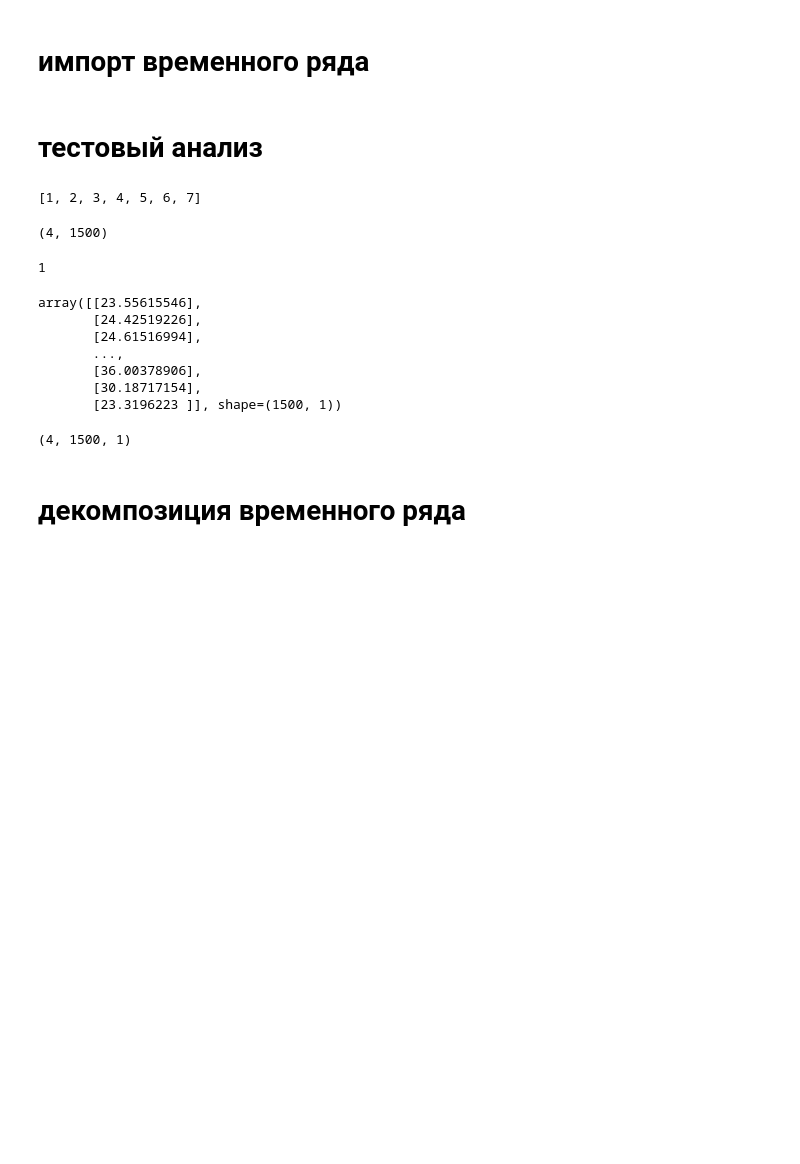
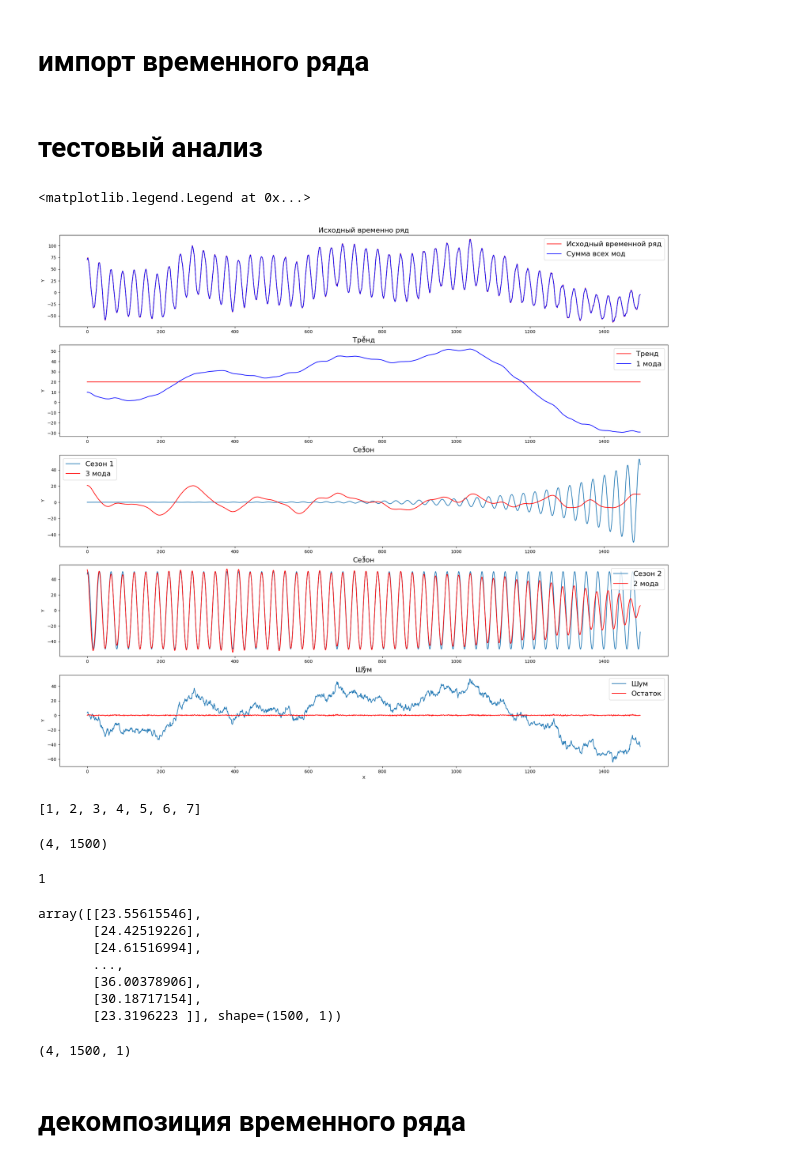
Before and after one commit to libre-cuenta/TS-Generator, a Jupyter notebook: про периодики с непостоянными амплитудами/VMD-analyse.ipynb, the cells around one changed output. Drawn from its saved outputs; the diff is of its cells as text; code cells hidden in the pictures; blank space fills up the shorter version.

```diff
--- a/про периодики с непостоянными амплитудами/VMD-analyse.ipynb
+++ b/про периодики с непостоянными амплитудами/VMD-analyse.ipynb
@@ -94,6 +95,81 @@ for case_i in cases:
     TS.append(df.values)
 # %% [markdown]
 # тестовый анализ
+# %%
+alpha = 1000
+DC = False
+init = 1
+
+K = 10
+tau = 0
+tol = 1e-6
+# %%
+u, _, _ = VMD(TS[1], alpha=alpha, tau=tau, K=K, DC=DC, init=init, tol=tol)
+# %%
+fig, axs = plt.subplots(figsize=(25,22), nrows=5)
+
+sum_imfs = 0
+for i in range(K):
+    sum_imfs += u[i]
+axs[0].plot(index, TS[1], color="#ff0000")
+axs[0].plot(index, sum_imfs, color="#0000ff")
+axs[0].set_title('Исходный временно ряд', fontsize=16)
+axs[0].set(xlabel = 'X', ylabel='Y')
+axs[0].legend(['Исходный временной ряд', 'Сумма всех мод'], prop=FontProperties(size=16))
+
+t = pd.read_csv(f"{path1}Components{path2}t7.csv", decimal=',')
+trend = pd.DataFrame(t, dtype=float)
+Component_of_TS = trend['Value']
+sum_imfs = 0
+for i in range(1):
+    sum_imfs += u[i]
+axs[1].plot(index, Component_of_TS, color="#ff0000")
+axs[1].plot(index, sum_imfs, color="#0000ff")
+axs[1].set_title('Тренд', fontsize=16)
+axs[1].set(xlabel = 'X', ylabel='Y')
+axs[1].legend(['Тренд', '1 мода'], prop=FontProperties(size=16))
+
+
+sum_imfs = 0
+for i in range(2, 3):
+    sum_imfs += u[i]
+s = pd.read_csv(f"{path1}Components{path2}s7.csv", decimal=',')
+season = pd.DataFrame(s, dtype=float)
+Component_of_TS = season['Value']
+axs[2].plot(index, Component_of_TS)
+axs[2].plot(index, sum_imfs, color="#ff0000")
+axs[2].set_title('Сезон', fontsize=16)
+axs[2].set(xlabel = 'X', ylabel='Y')
+axs[2].legend(['Сезон 1', '3 мода'], prop=FontProperties(size=16))
+
+sum_imfs = 0
+for i in range(1, 2):
+    sum_imfs += u[i]
+s = pd.read_csv(f"{path1}Components{path2}s9.csv", decimal=',')
+season = pd.DataFrame(s, dtype=float)
+Component_of_TS = season['Value']
+axs[3].plot(index, Component_of_TS)
+axs[3].plot(index, sum_imfs, color="#ff0000")
+axs[3].set_title('Сезон', fontsize=16)
+axs[3].set(xlabel = 'X', ylabel='Y')
+axs[3].legend(['Сезон 2', '2 мода'], prop=FontProperties(size=16))
+
+
+n = pd.read_csv(f"{path1}Components{path2}n21.csv", decimal=',')
+noise = pd.DataFrame(n, dtype=float)
+Component_of_TS = noise['Value']
+sum_imfs = 0
+for i in range(10):
+    sum_imfs += u[i]
+residual = TS[1].T[0] - sum_imfs
+axs[4].plot(index, Component_of_TS)
+axs[4].plot(index, residual, color="#ff0000")
+axs[4].set_title('Шум', fontsize=16)
+axs[4].set(xlabel = 'X', ylabel='Y')
+axs[4].legend(['Шум', 'Остаток'], prop=FontProperties(size=16))
+# %% [output]
+<matplotlib.legend.Legend at 0x...>
+[figure, added]
 # %%
 list(range_of_imfs)
 # %% [output]
```
Also changed, not shown: parts of 2 cells of this notebook, 9 other files.
